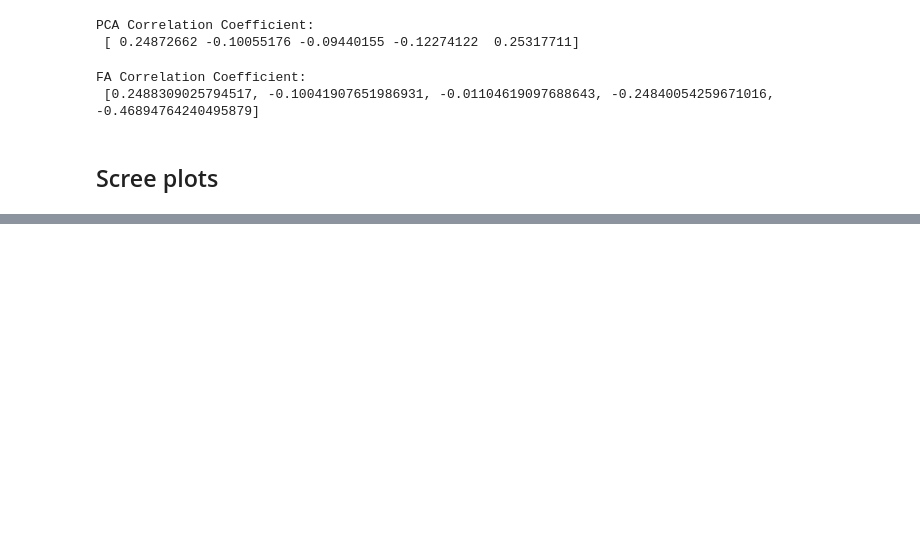
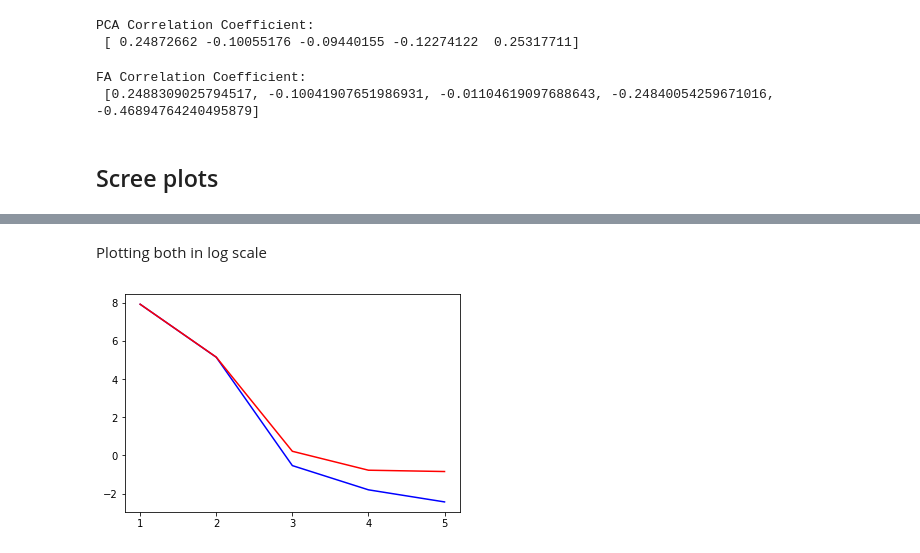
Before and after one commit to iamjz/Python-Data, a Jupyter notebook: FeatureExtraction_Titanic.ipynb, the cells around one changed output, grey strips where cells are left out. Saved outputs shown, nothing was run; the diff lists cells and outputs as text; code cells hidden in the pictures; blank space fills up the shorter version.

```diff
--- a/FeatureExtraction_Titanic.ipynb
+++ b/FeatureExtraction_Titanic.ipynb
@@ -99,0 +116,10 @@ FA Correlation Coefficient:
+# %% [markdown]
+Plotting both in log scale
+# %%
+x_ticks = np.arange(len(pca.components_)) + 1
+plt.xticks(x_ticks)
+plt.plot(x_ticks, np.log(explained_variance), c = "b") # FA
+plt.plot(x_ticks, np.log(pca.explained_variance_), c = "r") # PCA
+plt.show()
+# %% [output]
+[figure, added]
```
Also changed, not shown: parts of 2 cells of this notebook.
